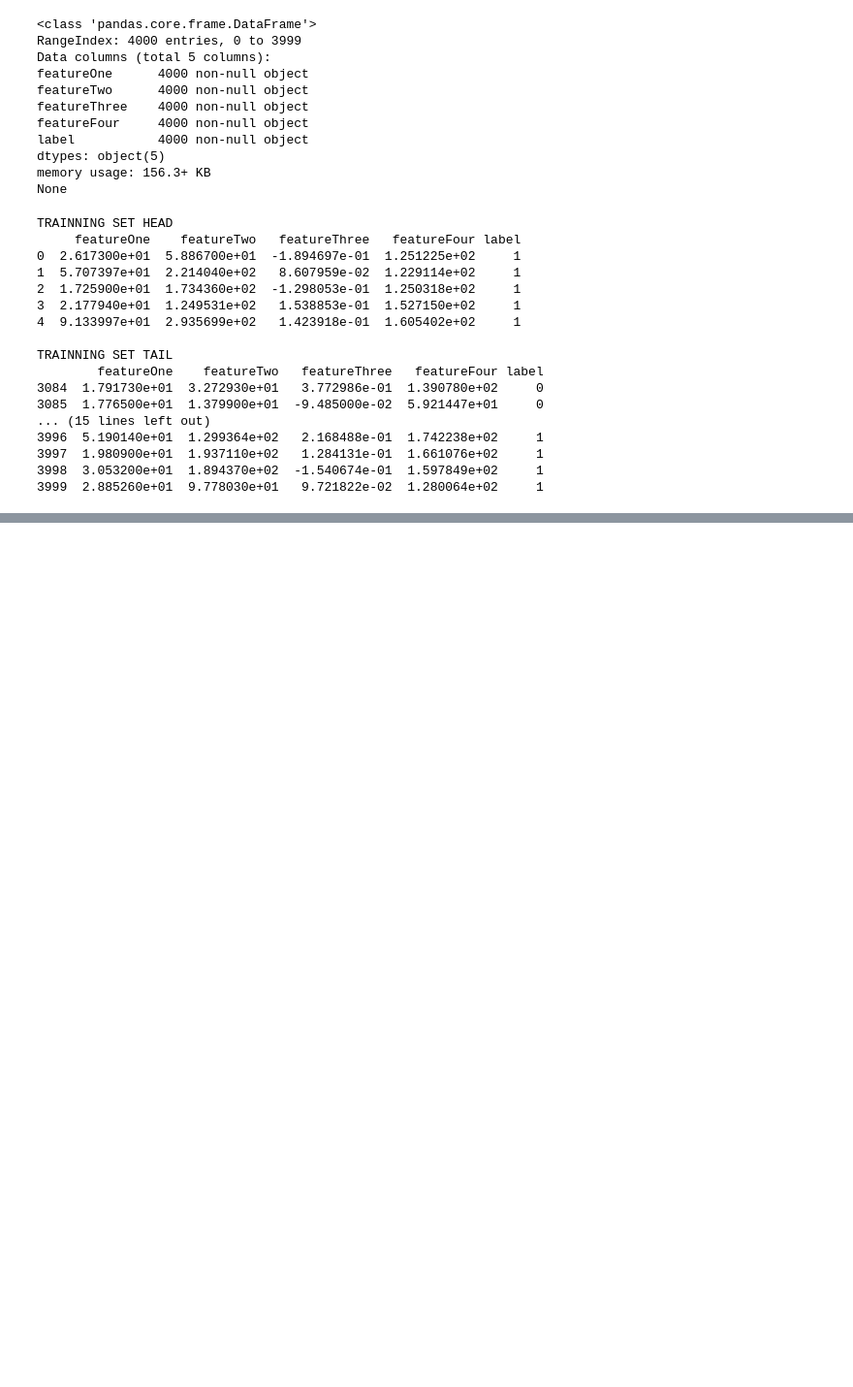
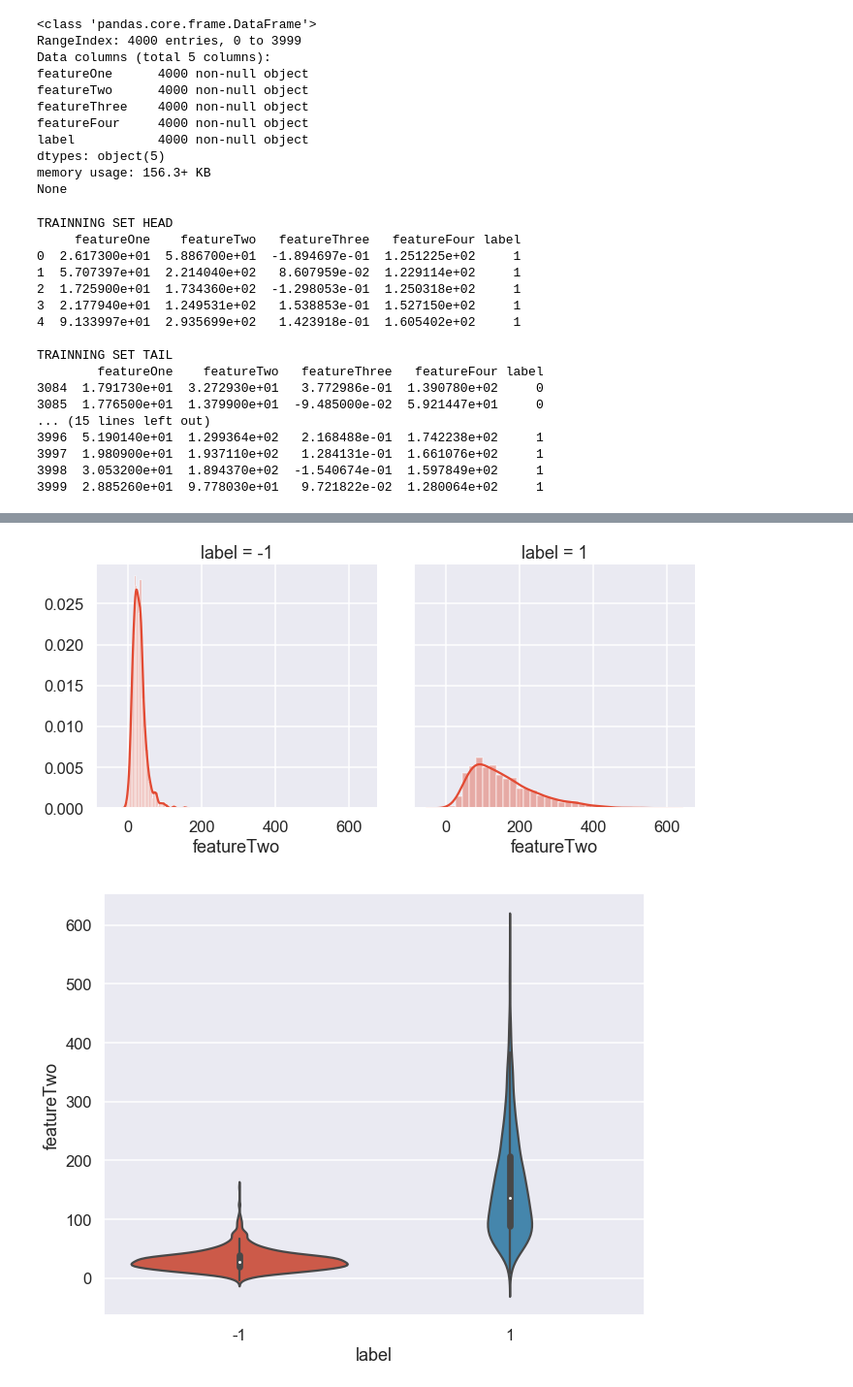
Before and after one commit to MiguelSteph/Pratical-Guide-To-SVM, a Jupyter notebook: code/preprocessing.ipynb, the cells around one changed output, grey strips where cells are left out. Shown at 97% size. Saved outputs shown, nothing was run; the diff lists cells and outputs as text; code cells hidden in the pictures; blank space fills up the shorter version.

```diff
--- a/code/preprocessing.ipynb
+++ b/code/preprocessing.ipynb
@@ -247,0 +288,5 @@ print(dfTest.head())
+# %%
+plotFeatureDistributionPerLabelType('featureTwo')
+# %% [output]
+[figure, added]
+[figure, added]
```
Also changed, not shown: parts of 14 cells of this notebook, 4 other files.
